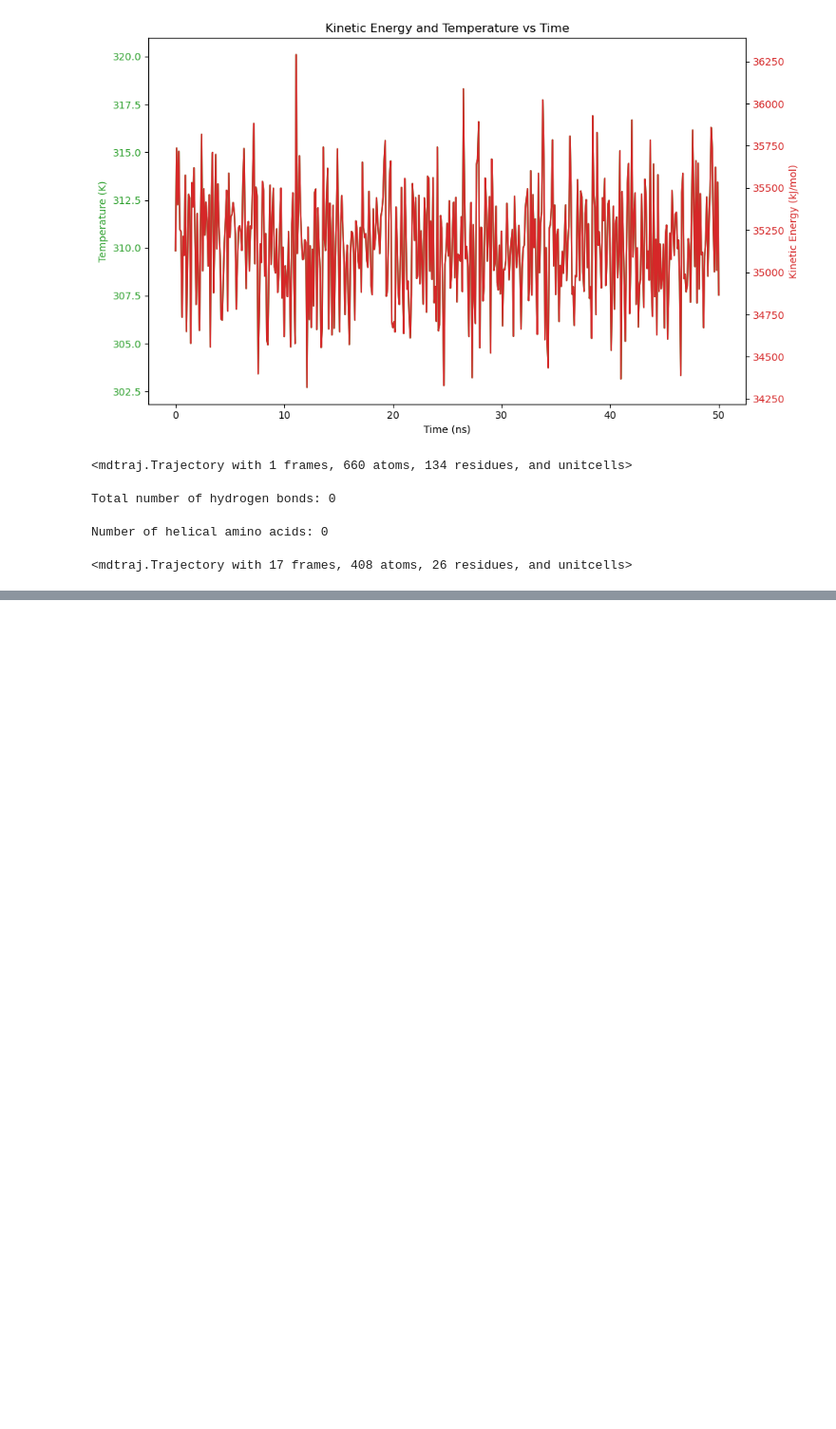
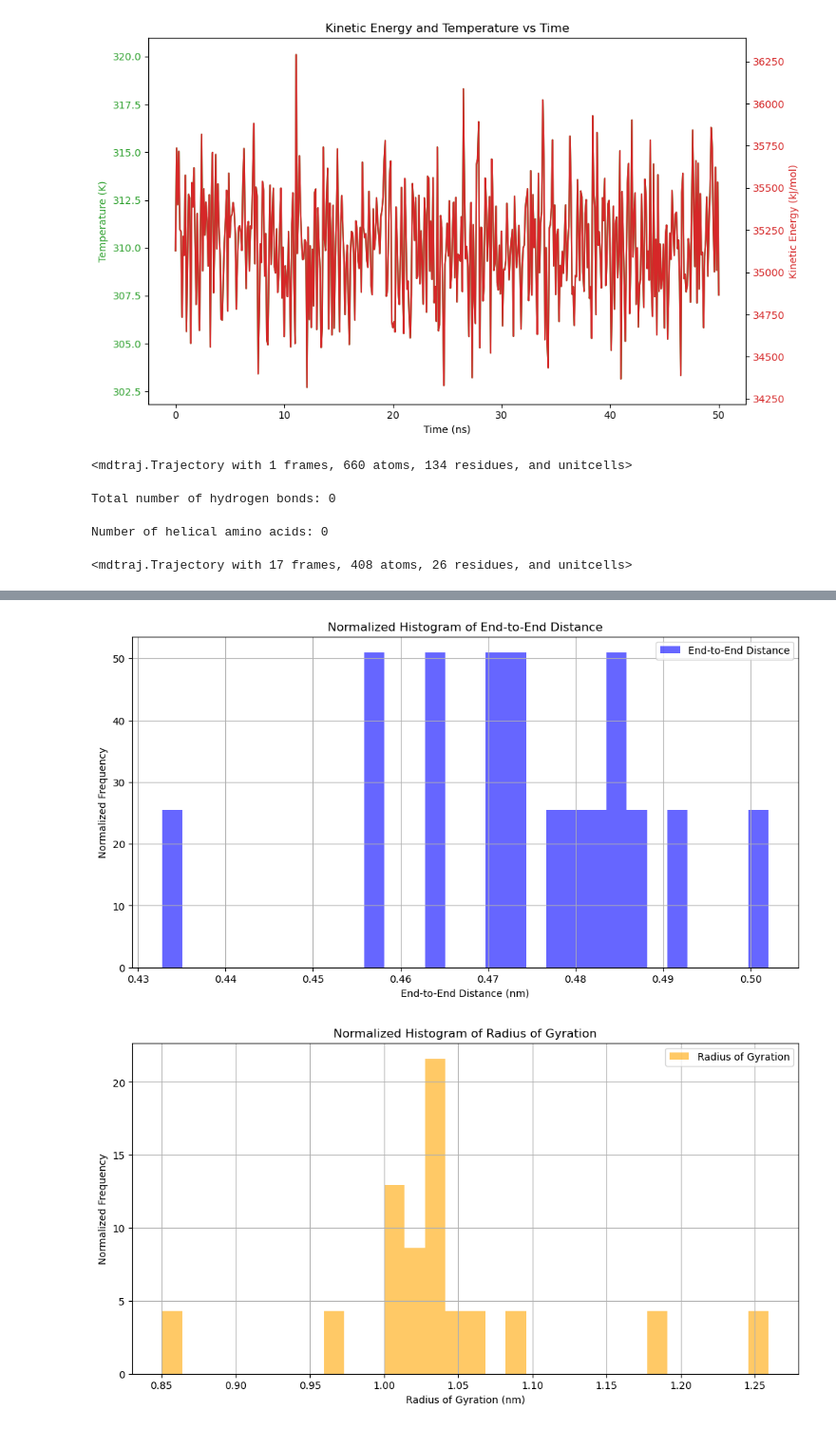
Before and after one commit to akshprad/comp-lab-class-2024, a Jupyter notebook: Week2-DataAnalysis/Week-2.ipynb, the cells around one changed output, grey strips where cells are left out. Shown at 95% size. Cells and saved outputs as stored; diff of their text form; code cells hidden in the pictures; blank space fills up the shorter version.

```diff
--- a/Week2-DataAnalysis/Week-2.ipynb
+++ b/Week2-DataAnalysis/Week-2.ipynb
@@ -171,0 +187,23 @@ time = traj.time  # Time array in ps
+# %%
+# Plot normalized histogram for End-to-End Distance
+plt.figure(figsize=(12, 6))
+plt.hist(end_to_end_distance, bins=30, density=True, alpha=0.6, color='blue', label='End-to-End Distance')
+plt.title('Normalized Histogram of End-to-End Distance')
+plt.xlabel('End-to-End Distance (nm)')
+plt.ylabel('Normalized Frequency')
+plt.legend()
+plt.grid()
+plt.show()
+
+# Plot normalized histogram for Radius of Gyration
+plt.figure(figsize=(12, 6))
+plt.hist(radius_of_gyration, bins=30, density=True, alpha=0.6, color='orange', label='Radius of Gyration')
+plt.title('Normalized Histogram of Radius of Gyration')
+plt.xlabel('Radius of Gyration (nm)')
+plt.ylabel('Normalized Frequency')
+plt.legend()
+plt.grid()
+plt.show()
+# %% [output]
+[figure, added]
+[figure, added]
```
Also changed, not shown: parts of 4 cells of this notebook, 19 other files.
